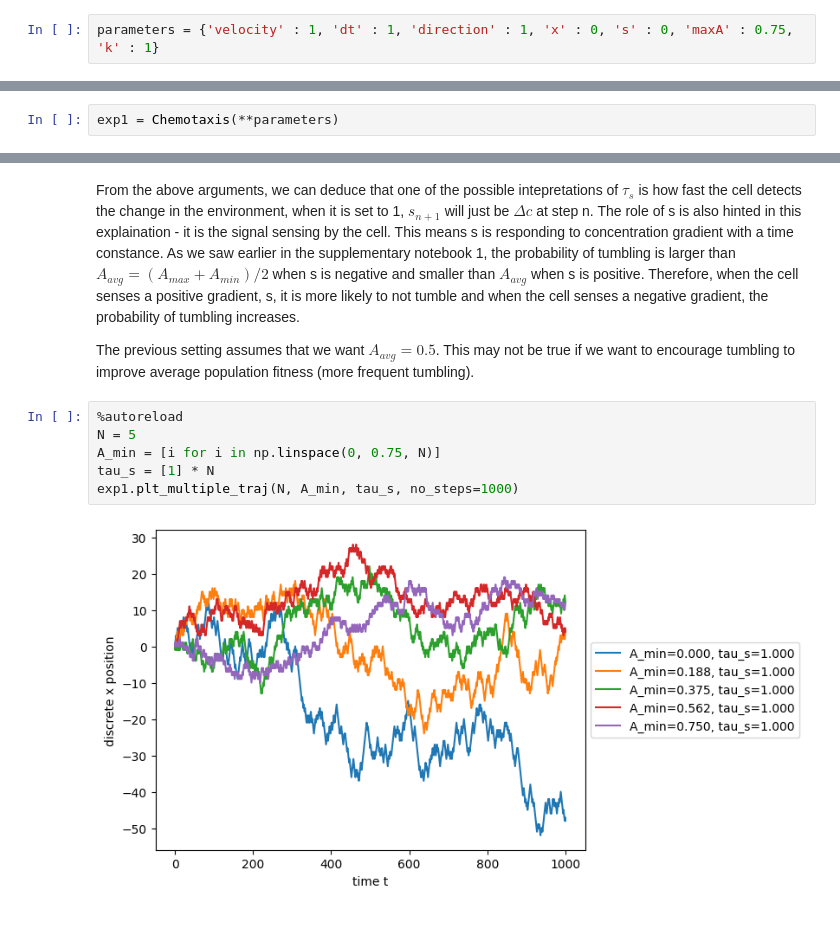
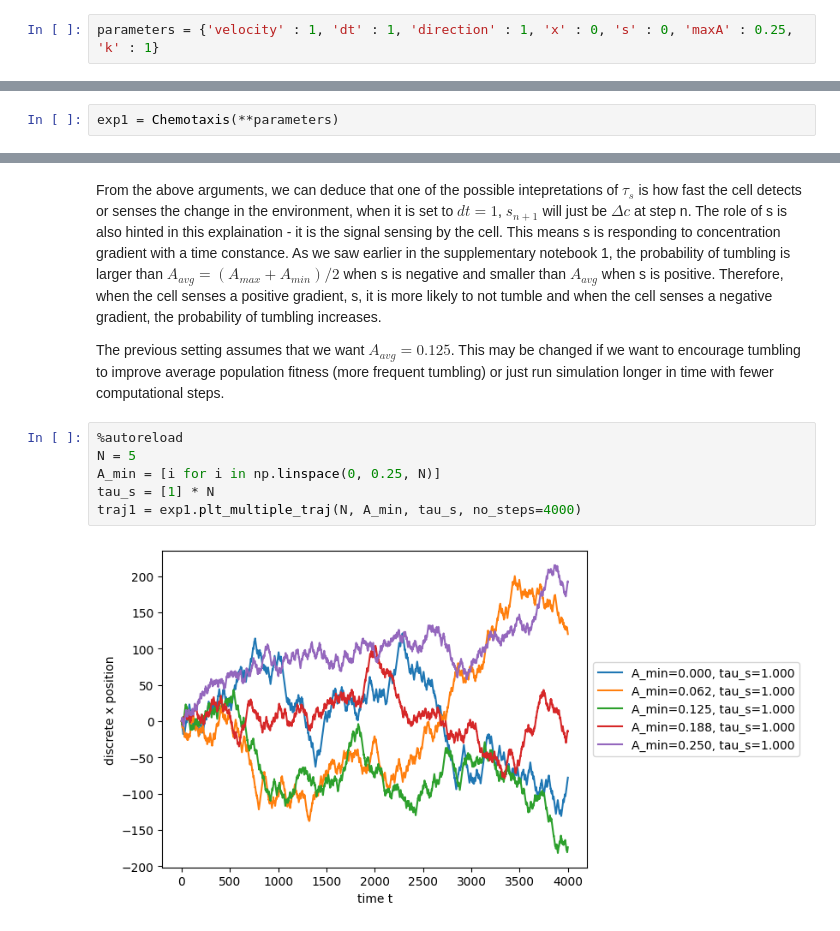
Before and after one commit to erezli/IIBCW_simplified_chemotaxis_model, a Jupyter notebook: CW1_simulation.ipynb, the cells around one changed output, grey strips where cells are left out. Cells and saved outputs as stored; diff of their text form.

```diff
--- a/CW1_simulation.ipynb
+++ b/CW1_simulation.ipynb
@@ -21,3 +37,3 @@ Initialise the coeficient and parameters we are going to use in the simulation,
 # %%
-parameters = {'velocity' : 1, 'dt' : 1, 'direction' : 1, 'x' : 0, 's' : 0, 'maxA' : 0.75, 'k' : 1}
+parameters = {'velocity' : 1, 'dt' : 1, 'direction' : 1, 'x' : 0, 's' : 0, 'maxA' : 0.25, 'k' : 1}
 # %% [markdown]
@@ -72,12 +90,12 @@ for tau = 2
 # %% [markdown]
-From the above arguments, we can deduce that one of the possible intepretations of $\tau_s$ is how fast the cell detects the change in the environment, when it is set to 1, $s_{n+1}$ will just be $\Delta c$ at step n. The role of s is also hinted in this explaination - it is the signal sensing by the cell. This means s is responding to concentration gradient with a time constance. As we saw earlier in the supplementary notebook 1, the probability of tumbling is larger than $A_{avg} = (A_{max} + A_{min})/2$ when s is negative and smaller than $A_{avg}$ when s is positive. Therefore, when the cell senses a positive gradient, s, it is more likely to not tumble and when the cell senses a negative gradient, the probability of tumbling increases.
+From the above arguments, we can deduce that one of the possible intepretations of $\tau_s$ is how fast the cell detects or senses the change in the environment, when it is set to $dt = 1$, $s_{n+1}$ will just be $\Delta c$ at step n. The role of s is also hinted in this explaination - it is the signal sensing by the cell. This means s is responding to concentration gradient with a time constance. As we saw earlier in the supplementary notebook 1, the probability of tumbling is larger than $A_{avg} = (A_{max} + A_{min})/2$ when s is negative and smaller than $A_{avg}$ when s is positive. Therefore, when the cell senses a positive gradient, s, it is more likely to not tumble and when the cell senses a negative gradient, the probability of tumbling increases.
 
-The previous setting assumes that we want $A_{avg} = 0.5$. This may not be true if we want to encourage tumbling to improve average population fitness (more frequent tumbling).
+The previous setting assumes that we want $A_{avg} = 0.125$. This may be changed if we want to encourage tumbling to improve average population fitness (more frequent tumbling) or just run simulation longer in time with fewer computational steps.
 # %%
 %autoreload
 N = 5
-A_min = [i for i in np.linspace(0, 0.75, N)]
+A_min = [i for i in np.linspace(0, 0.25, N)]
 tau_s = [1] * N
-exp1.plt_multiple_traj(N, A_min, tau_s, no_steps=1000)
+traj1 = exp1.plt_multiple_traj(N, A_min, tau_s, no_steps=4000)
 # %% [output]
-[figure, old version]
+[figure, new version]
```
Also changed, not shown: parts of 48 cells of this notebook, 2 other files.
